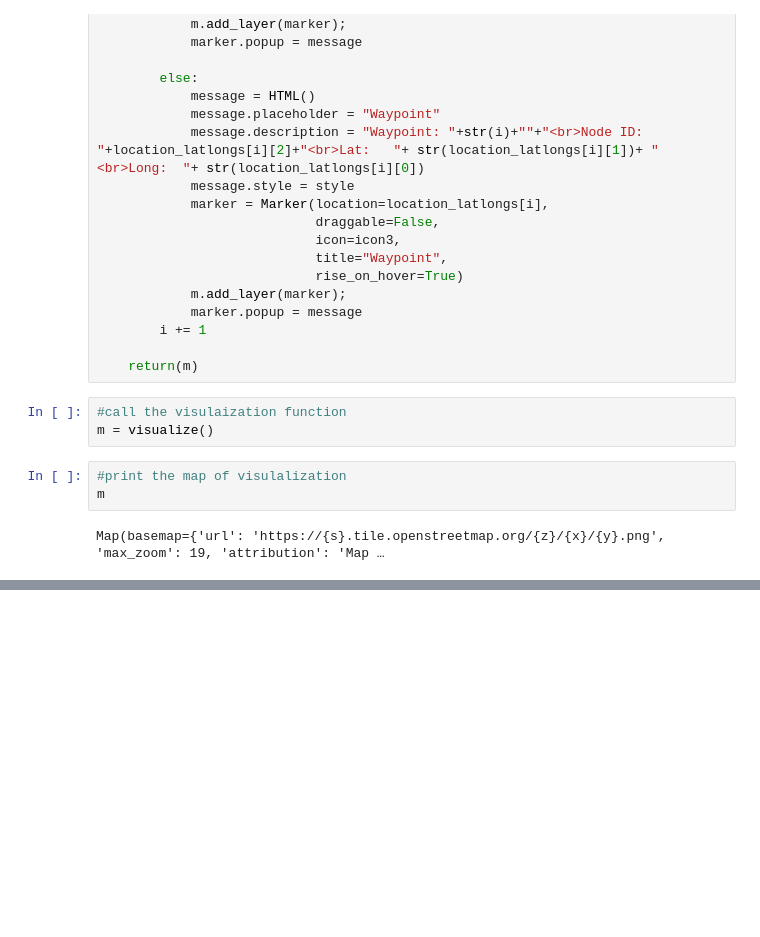
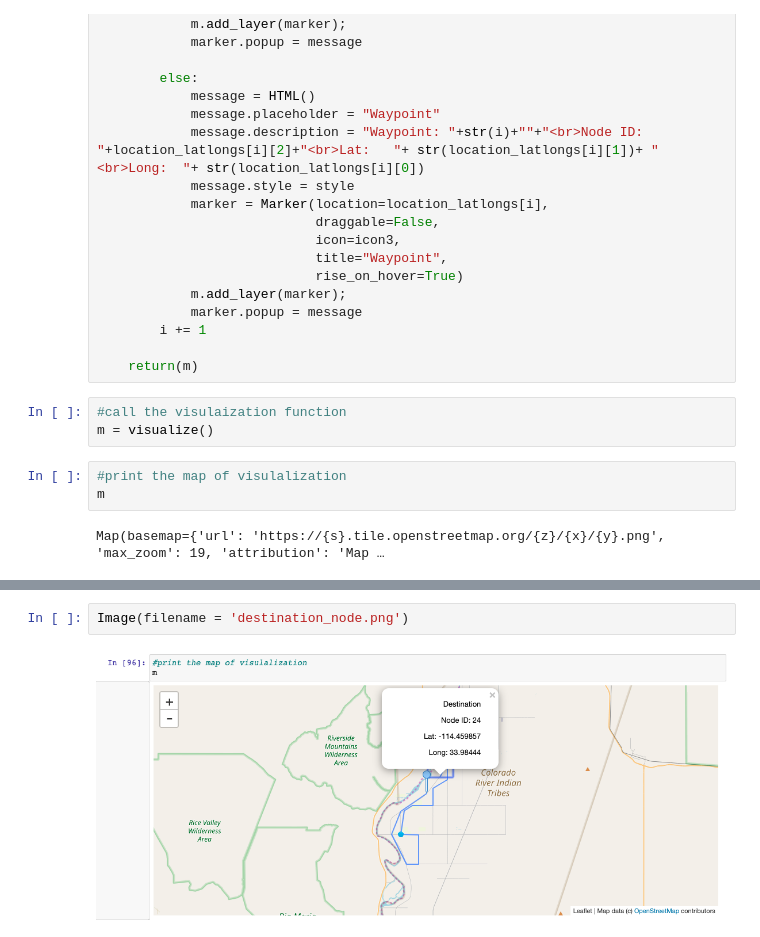
Before and after one commit to pujacj/ADM-HW5, a Jupyter notebook: Functionality-3.ipynb, the cells around one changed output, grey strips where cells are left out. Saved outputs shown, nothing was run; the diff lists cells and outputs as text; blank space fills up the shorter version.

```diff
--- a/Functionality-3.ipynb
+++ b/Functionality-3.ipynb
@@ -413,0 +425,4 @@ Map(basemap={'url': 'https://{s}.tile.openstreetmap.org/{z}/{x}/{y}.png', 'max_z
+# %%
+Image(filename = 'destination_node.png')
+# %% [output]
+[figure, added]
```
Also changed, not shown: parts of 6 cells of this notebook.
